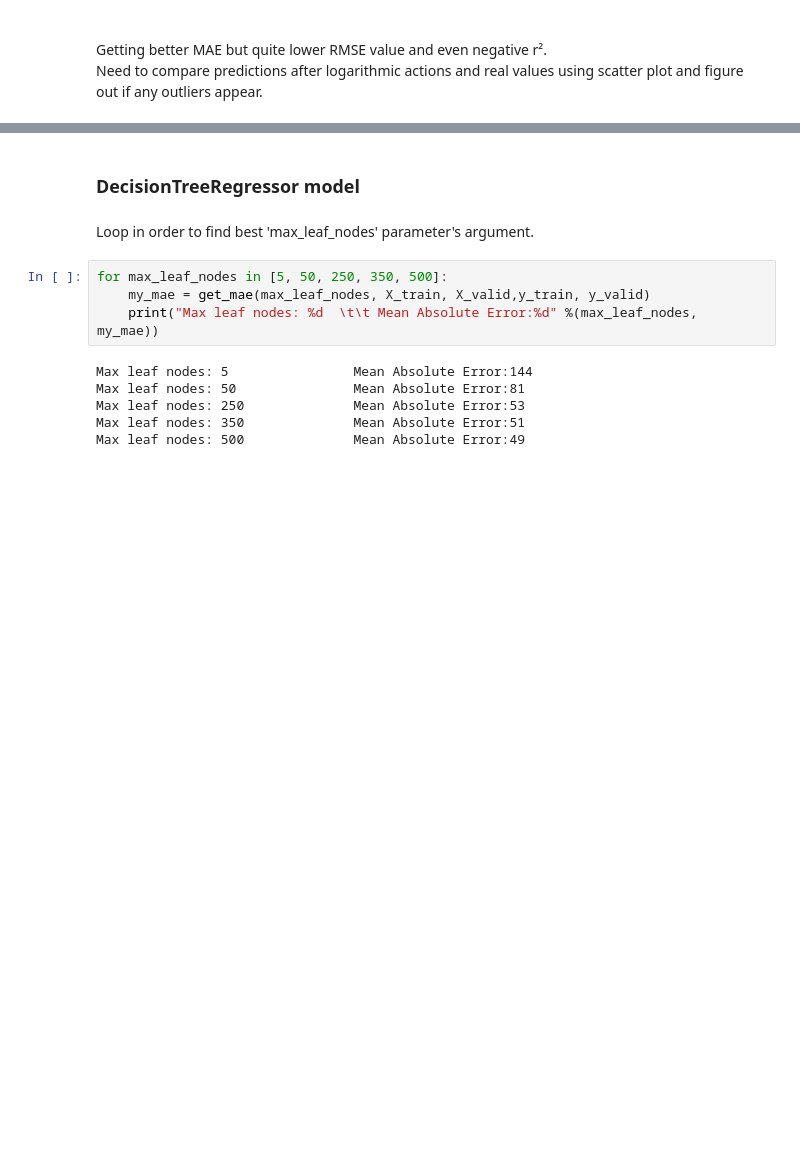
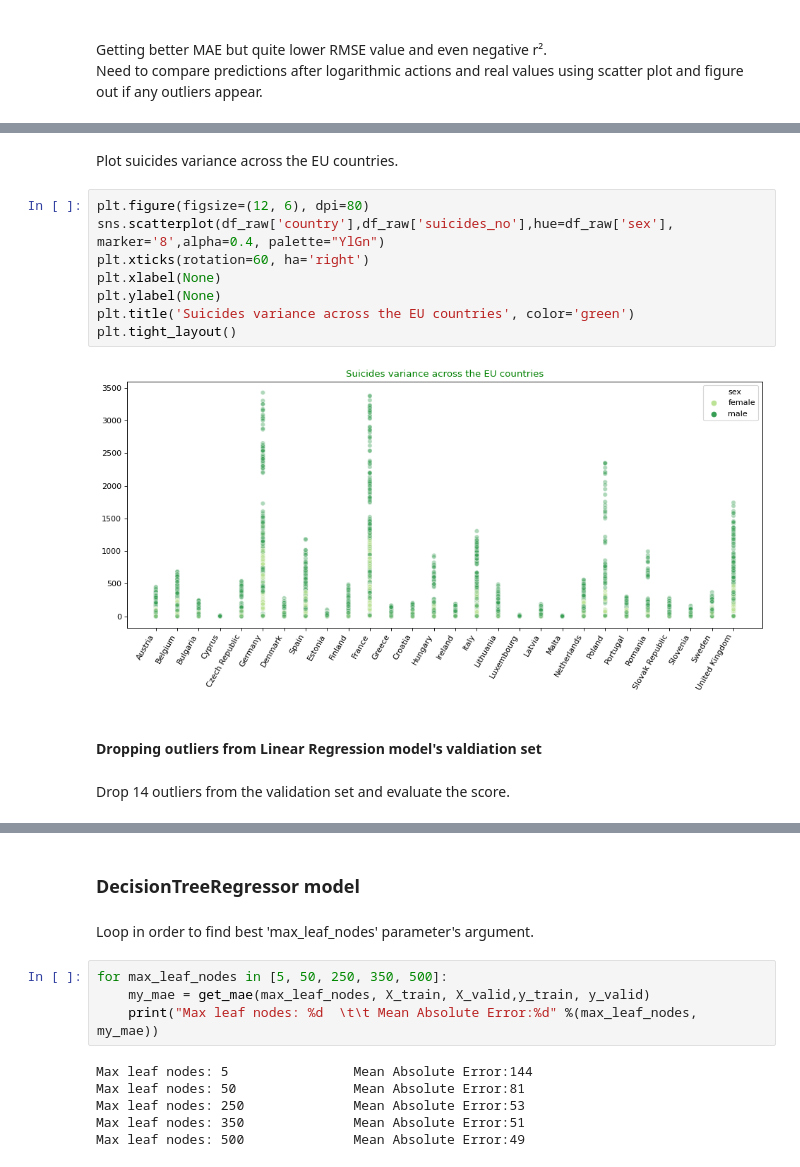
Before and after one commit to unkind58/Project_WHO_suicide_statistics_predictions, a Jupyter notebook: WHO_suicide_statistics_predictions.ipynb, the cells around one changed output, grey strips where cells are left out. Drawn from its saved outputs; the diff is of its cells as text; blank space fills up the shorter version.

```diff
--- a/WHO_suicide_statistics_predictions.ipynb
+++ b/WHO_suicide_statistics_predictions.ipynb
@@ -515,0 +576,16 @@ One outlier of value about 27,328 occurs. (exact value is 27,327.513086656043, i
+# %% [markdown]
+Plot suicides variance across the EU countries.
+# %%
+plt.figure(figsize=(12, 6), dpi=80)
+sns.scatterplot(df_raw['country'],df_raw['suicides_no'],hue=df_raw['sex'], marker='8',alpha=0.4, palette="YlGn")
+plt.xticks(rotation=60, ha='right')
+plt.xlabel(None)
+plt.ylabel(None)
+plt.title('Suicides variance across the EU countries', color='green')
+plt.tight_layout()
+# %% [output]
+[figure, added]
+# %% [markdown]
+#### Dropping outliers from Linear Regression model's valdiation set
+# %% [markdown]
+Drop 14 outliers from the validation set and evaluate the score.
```
Also changed, not shown: parts of 105 cells of this notebook.
